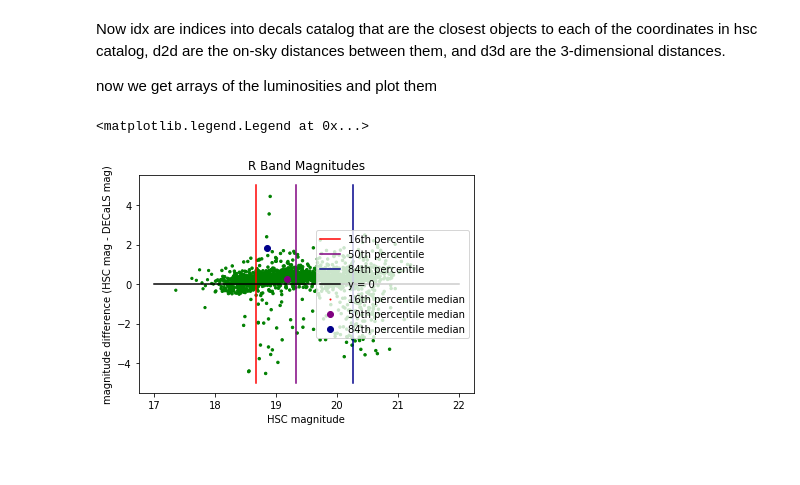
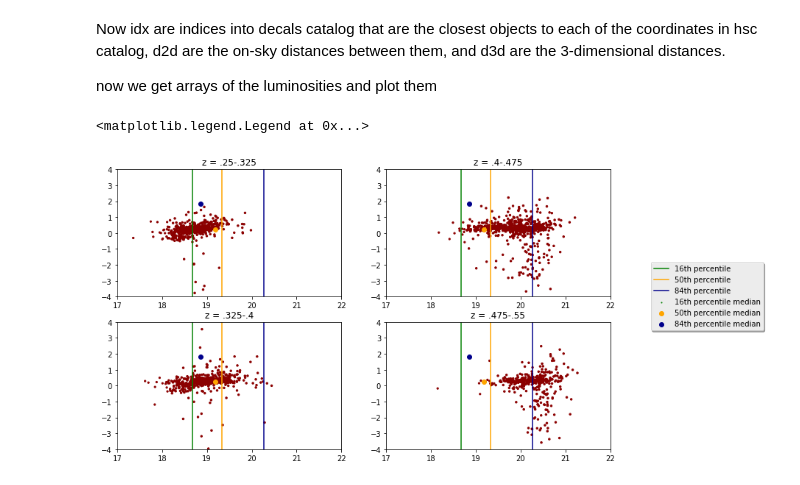
Before and after one commit to alexieleauthaud/2DMassiveGalaxies, a Jupyter notebook: catalog matching.ipynb, the cells around one changed output. Cells and saved outputs as stored; diff of their text form; code cells hidden in the pictures; blank space fills up the shorter version.

Commit message:
four subplots for R band

```diff
--- a/catalog matching.ipynb
+++ b/catalog matching.ipynb
@@ -61,4 +85,18 @@ hsc_z_mag = table_hsc['zcmodel_mag'] - table_hsc['a_z']
 # %%
 decals_r_mag = table_decals['rmag_decal'][idx] - table_decals['a_g_decal'][idx]
+decals_r_mag_1 = decals_r_mag[idx_1]
+decals_r_mag_2 = decals_r_mag[idx_2]
+decals_r_mag_3 = decals_r_mag[idx_3]
+decals_r_mag_4 = decals_r_mag[idx_4]
+
 decals_g_mag = table_decals['gmag_decal'][idx] - table_decals['a_r_decal'][idx]
+decals_g_mag_1 = decals_g_mag[idx_1]
+decals_g_mag_2 = decals_g_mag[idx_2]
+decals_g_mag_3 = decals_g_mag[idx_3]
+decals_g_mag_4 = decals_g_mag[idx_4]
+
 decals_z_mag = table_decals['zmag_decal'][idx] - table_decals['a_z_decal'][idx]
+decals_z_mag_1 = decals_z_mag[idx_1]
+decals_z_mag_2 = decals_z_mag[idx_2]
+decals_z_mag_3 = decals_z_mag[idx_3]
+decals_z_mag_4 = decals_z_mag[idx_4]
@@ -73,3 +103,9 @@ hsc_idx_4 = [x for x in range(len(hsc_z)) if hsc_z[x] > .475]
+# %%
+rmag_diff = hsc_r_mag - decals_r_mag
+rmag_diff_1 = hsc_r_mag_1 - decals_r_mag_1
+rmag_diff_2 = hsc_r_mag_2 - decals_r_mag_2
+rmag_diff_3 = hsc_r_mag_3 - decals_r_mag_3
+rmag_diff_4 = hsc_r_mag_4 - decals_r_mag_4
 # %%
 plt.rc('text', usetex=False)
 # %%
@@ -96,25 +130,44 @@ y_e = rmag_diff[data.index(med_e)]
 y_s = rmag_diff[data.index(med_s)]
 y_f = rmag_diff[data.index(med_f)]
 # %%
+f, axarr = plt.subplots(2, 2)
+
 #data points
-plt.scatter(hsc_r_mag, rmag_diff, s = [x//3 for x in s], color = 'green',label='_nolegend_')
-#percentile cutoffs
-plt.plot( [eighty_four, eighty_four],[-5, 5], color = 'red', label = '16th percentile')
-plt.plot([fifty, fifty], [-5, 5], color = 'purple', label = '50th percentile')
-plt.plot( [sixteen,sixteen], [-5, 5], color = 'darkblue', label = '84th percentile')
-#percentile medians
-plt.scatter( [med_e],[y_e], color = 'red', label = '16th percentile median')
-plt.scatter([med_s], [y_s], color = 'purple' , label = '50th percentile median')
-plt.scatter( [med_f], [y_f], color = 'darkblue', label = '84th percentile median')
+axarr[0,0].scatter(hsc_r_mag_1, rmag_diff_1, s = [x//3 for x in s], color = 'darkred',label='_nolegend_')
+axarr[1,0].scatter(hsc_r_mag_2, rmag_diff_2, s = [x//3 for x in s], color = 'darkred',label='_nolegend_')
+axarr[0,1].scatter(hsc_r_mag_3, rmag_diff_3, s = [x//3 for x in s], color = 'darkred',label='_nolegend_')
+axarr[1,1].scatter(hsc_r_mag_4, rmag_diff_4, s = [x//3 for x in s], color = 'darkred',label='_nolegend_')
 
-plt.plot([17, 22], [0,0], color = 'black', label = 'y = 0')
-plt.ylabel("magnitude difference (HSC mag - DECaLS mag)")
-plt.xlabel("HSC magnitude")
-plt.title("R Band Magnitudes")
-plt.legend(loc='right')
+#.25-.325, .325-.4, .4-.475, .475-.55
+axarr[0,0].set_title('z = .25-.325')
+axarr[1,0].set_title('z = .325-.4')
+axarr[0,1].set_title('z = .4-.475')
+axarr[1,1].set_title('z = .475-.55')
+
+for (m,n), subplot in np.ndenumerate(axarr):
+    #set the x and y axes to have the same dimensions
+    subplot.set_xlim(17,22)
+    subplot.set_ylim(-4,4)
+    #percentile cutoffs
+    subplot.plot( [eighty_four, eighty_four],[-5, 5], color = 'green', label = '16th percentile')
+    subplot.plot([fifty, fifty], [-5, 5], color = 'orange', label = '50th percentile')
+    subplot.plot( [sixteen,sixteen], [-5, 5], color = 'darkblue', label = '84th percentile')
+    #percentile medians
+    subplot.scatter( [med_e],[y_e], color = 'green', label = '16th percentile median')
+    subplot.scatter([med_s], [y_s], color = 'orange' , label = '50th percentile median')
+    subplot.scatter( [med_f], [y_f], color = 'darkblue', label = '84th percentile median')
+
+#legend
+axarr[1,1].legend(loc='upper right', bbox_to_anchor=(1.7, 1.5),fancybox=True, shadow=True, ncol=1)
+
+#plt.plot([17, 22], [0,0], color = 'black', label = 'y = 0')
+#plt.ylabel("magnitude difference (HSC mag - DECaLS mag)")
+#plt.xlabel("HSC magnitude")
+#plt.title("R Band Magnitudes")
+#plt.legend(loc='right')
 # %% [output]
 <matplotlib.legend.Legend at 0x...>
-[figure, old version]
+[figure, new version]
 # %%
 eighty_five = np.percentile(hsc_g_mag, 85)
 sixteen = np.percentile(hsc_g_mag, 16)
```
Also changed, not shown: parts of 7 cells of this notebook.
